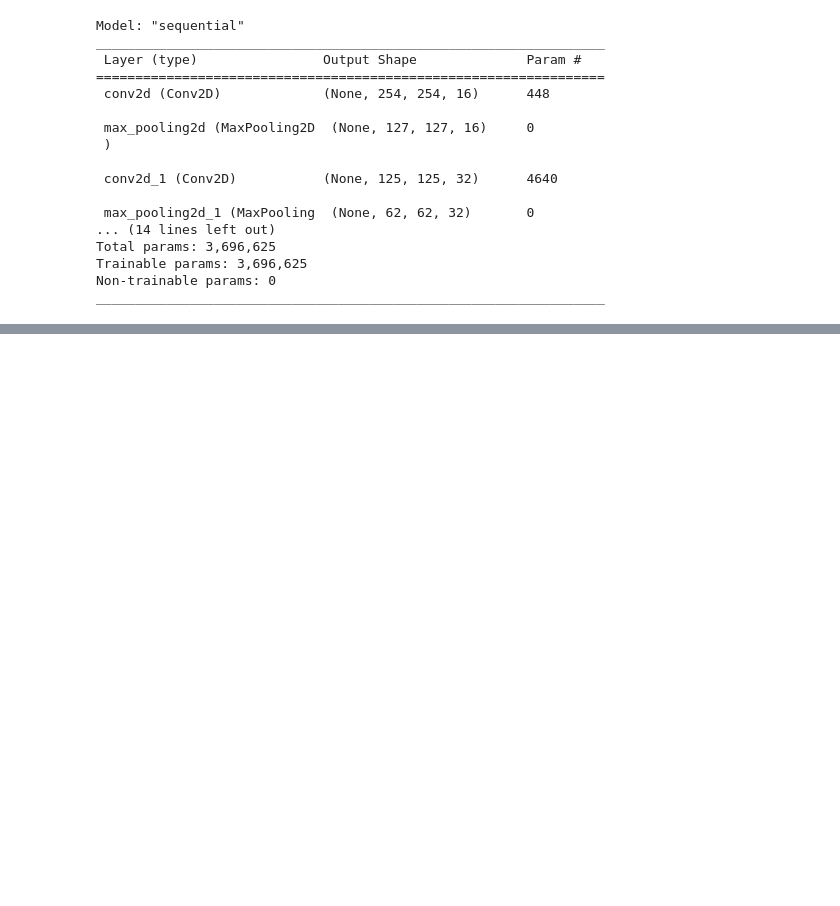
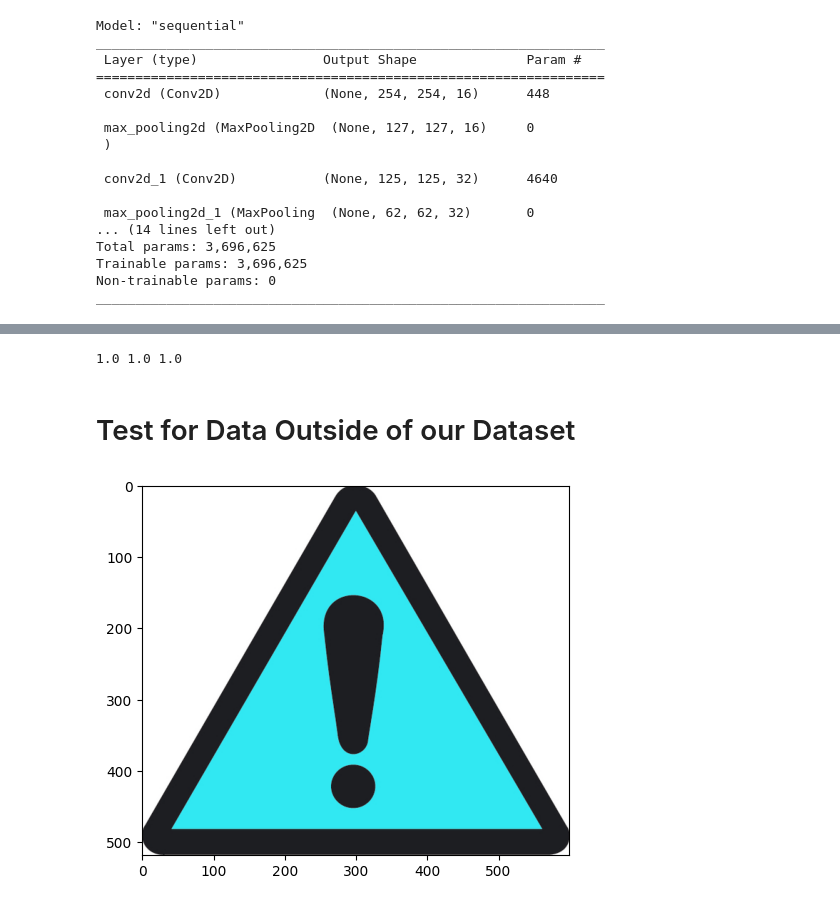
Before and after one commit to Panoskontos/CNN, a Jupyter notebook: CNNStopSign.ipynb, the cells around one changed output, grey strips where cells are left out. Cells and saved outputs as stored; diff of their text form; code cells hidden in the pictures; blank space fills up the shorter version.

```diff
--- a/CNNStopSign.ipynb
+++ b/CNNStopSign.ipynb
@@ -215,0 +282,14 @@ _________________________________________________________________
+# %%
+print(pre.result().numpy(), re.result().numpy(), acc.result().numpy())
+# %% [output]
+1.0 1.0 1.0
+# %% [markdown]
+# Test for Data Outside of our Dataset
+# %%
+# img = cv2.imread(os.path.join('data','stop','images29.jpg'))
+# img = cv2.imread('warningtest.jpg')
+img = cv2.imread('w2.jpg')
+plt.imshow(img)
+plt.show()
+# %% [output]
+[figure, added]
```
Also changed, not shown: parts of 14 cells of this notebook, 5 other files.
